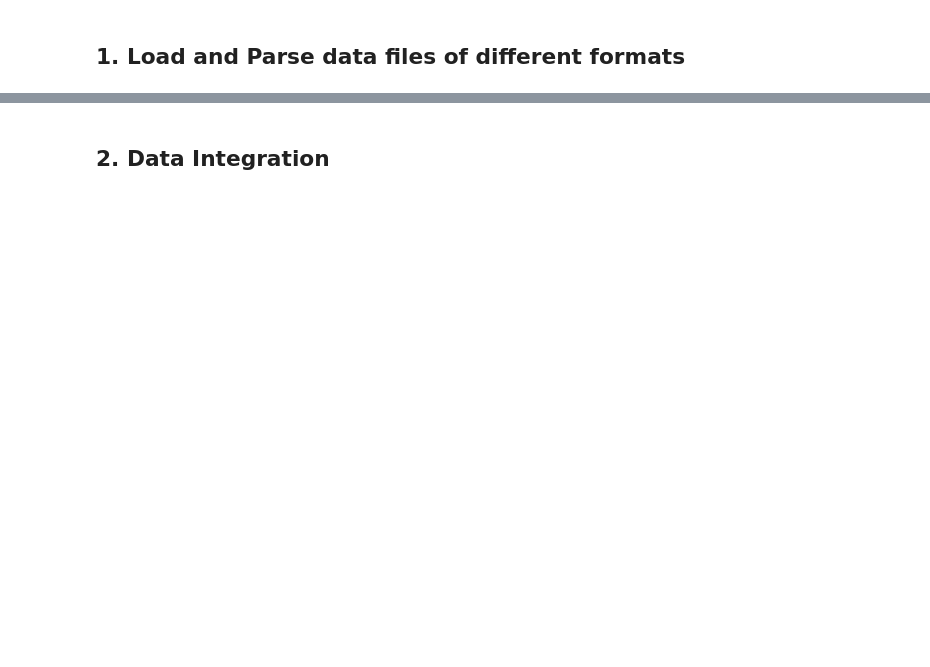
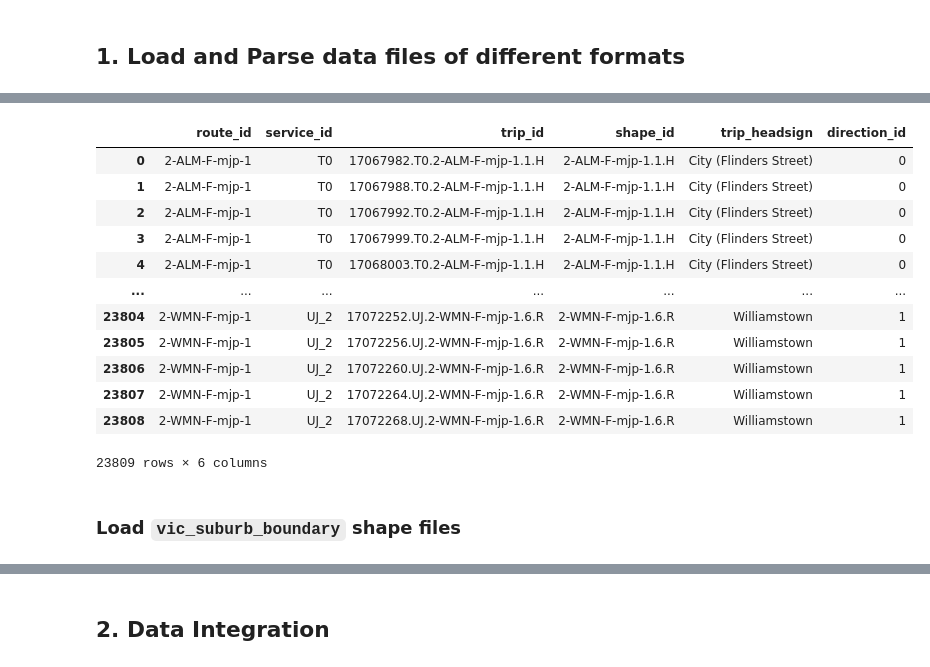
Before and after one commit to DanielTranDS/VictoriaHousing-DataIntegration-DataReshaping, a Jupyter notebook: DataIntegration_DataReshaping_Codes.ipynb, the cells around one changed output, grey strips where cells are left out. Drawn from its saved outputs; the diff is of its cells as text; code cells hidden in the pictures; blank space fills up the shorter version.

```diff
--- a/DataIntegration_DataReshaping_Codes.ipynb
+++ b/DataIntegration_DataReshaping_Codes.ipynb
@@ -10,0 +550,20 @@
+# %%
+#Load trips text file
+trips=pd.read_csv('GTFS_MelbourneTrainInformation/trips.txt',sep=',')
+trips
+# %% [output]
+|  | route_id | service_id | trip_id | shape_id | trip_headsign | direction_id |
+| 0 | 2-ALM-F-mjp-1 | T0 | 17067982.T0.2-ALM-F-mjp-1.1.H | 2-ALM-F-mjp-1.1.H | City (Flinders Street) | 0 |
+| 1 | 2-ALM-F-mjp-1 | T0 | 17067988.T0.2-ALM-F-mjp-1.1.H | 2-ALM-F-mjp-1.1.H | City (Flinders Street) | 0 |
+| 2 | 2-ALM-F-mjp-1 | T0 | 17067992.T0.2-ALM-F-mjp-1.1.H | 2-ALM-F-mjp-1.1.H | City (Flinders Street) | 0 |
+| 3 | 2-ALM-F-mjp-1 | T0 | 17067999.T0.2-ALM-F-mjp-1.1.H | 2-ALM-F-mjp-1.1.H | City (Flinders Street) | 0 |
+| 4 | 2-ALM-F-mjp-1 | T0 | 17068003.T0.2-ALM-F-mjp-1.1.H | 2-ALM-F-mjp-1.1.H | City (Flinders Street) | 0 |
+| ... | ... | ... | ... | ... | ... | ... |
+| 23804 | 2-WMN-F-mjp-1 | UJ_2 | 17072252.UJ.2-WMN-F-mjp-1.6.R | 2-WMN-F-mjp-1.6.R | Williamstown | 1 |
+| 23805 | 2-WMN-F-mjp-1 | UJ_2 | 17072256.UJ.2-WMN-F-mjp-1.6.R | 2-WMN-F-mjp-1.6.R | Williamstown | 1 |
+| 23806 | 2-WMN-F-mjp-1 | UJ_2 | 17072260.UJ.2-WMN-F-mjp-1.6.R | 2-WMN-F-mjp-1.6.R | Williamstown | 1 |
+| 23807 | 2-WMN-F-mjp-1 | UJ_2 | 17072264.UJ.2-WMN-F-mjp-1.6.R | 2-WMN-F-mjp-1.6.R | Williamstown | 1 |
+| 23808 | 2-WMN-F-mjp-1 | UJ_2 | 17072268.UJ.2-WMN-F-mjp-1.6.R | 2-WMN-F-mjp-1.6.R | Williamstown | 1 |
+23809 rows × 6 columns
+# %% [markdown]
+### Load `vic_suburb_boundary` shape files
```
Also changed, not shown: parts of 52 cells of this notebook.
